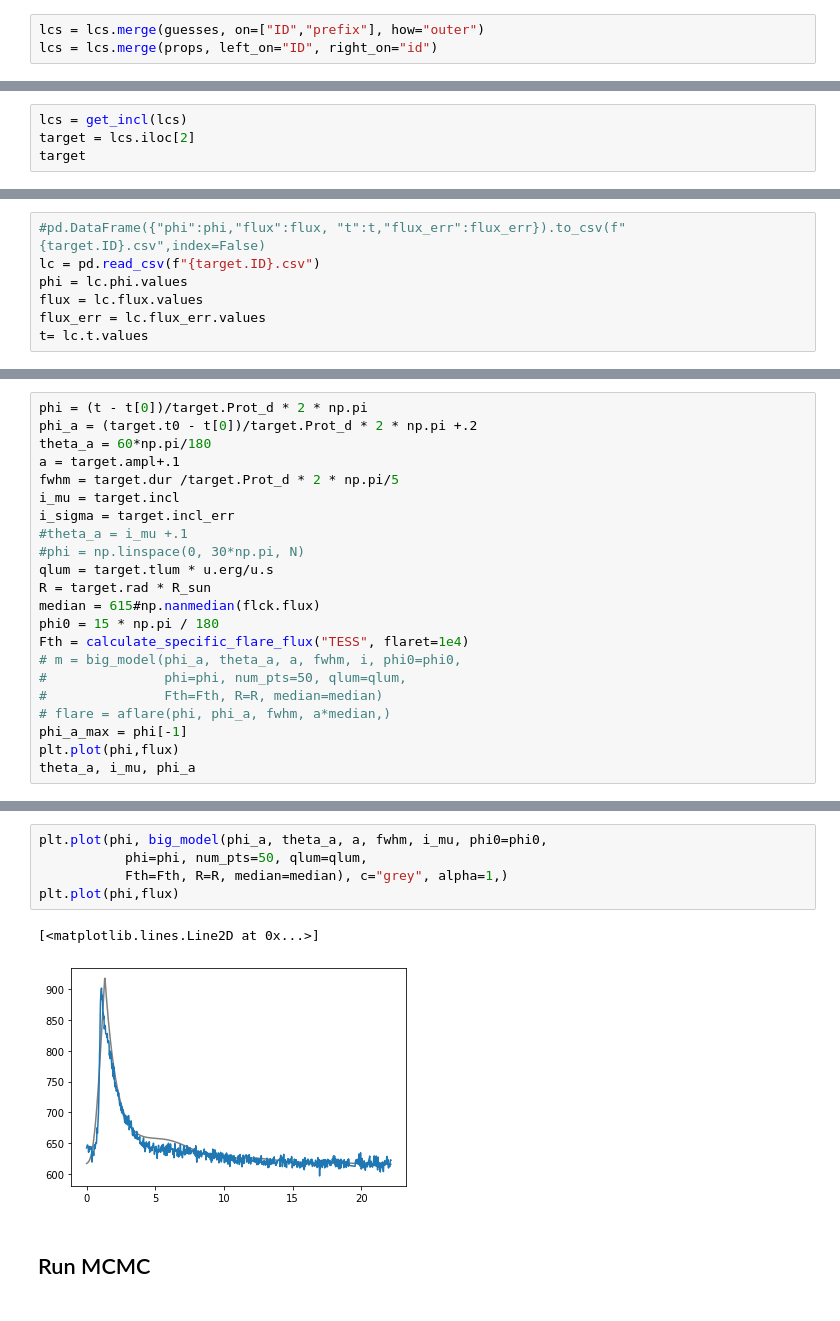
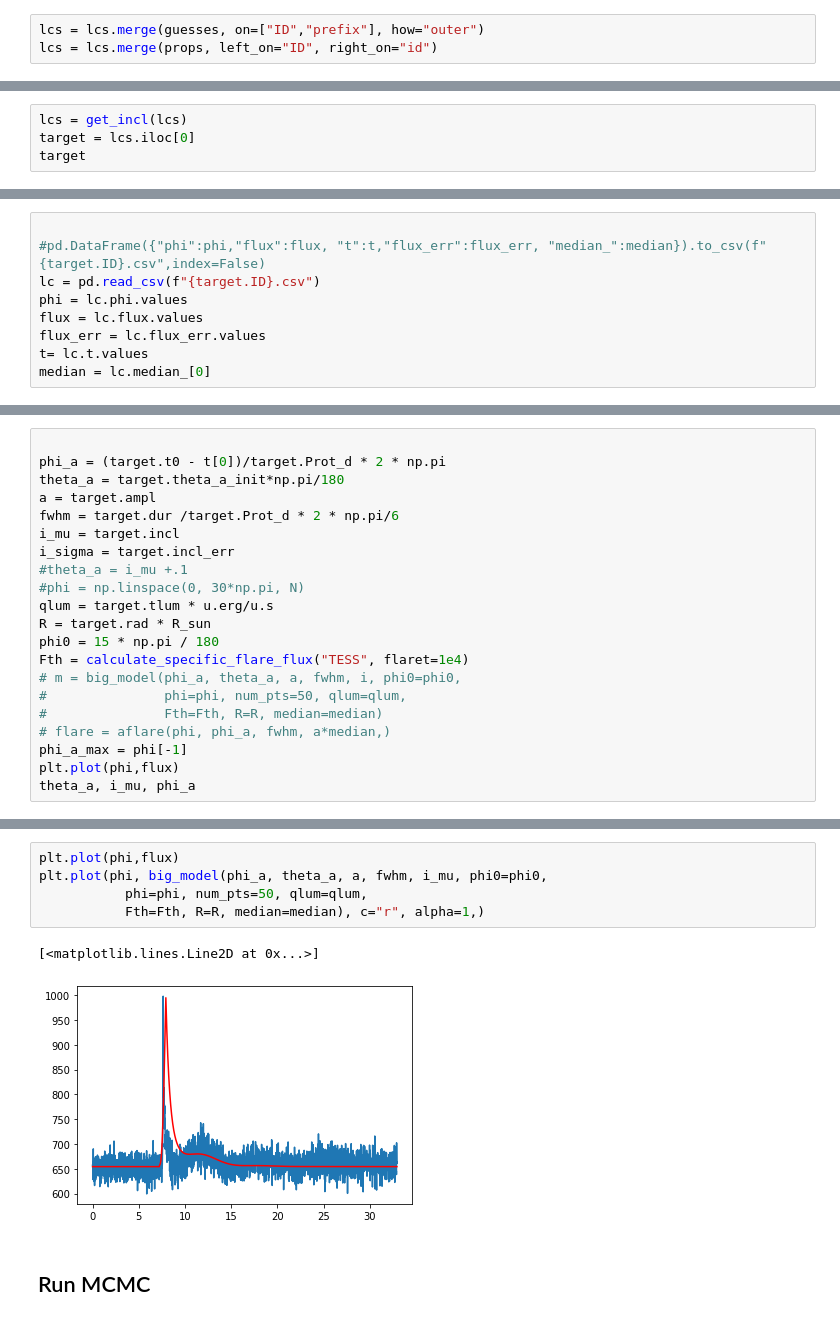
Before and after one commit to ekaterinailin/MalachiteMountains, a Jupyter notebook: analysis/notebooks/NB42_Model_fit_to_Real_Data.ipynb, the cells around one changed output, grey strips where cells are left out. Cells and saved outputs as stored; diff of their text form.

```diff
--- a/analysis/notebooks/NB42_Model_fit_to_Real_Data.ipynb
+++ b/analysis/notebooks/NB42_Model_fit_to_Real_Data.ipynb
@@ -68,5 +68,5 @@ array(['ID', 'QCS', 'typ', 'cadence_min', 'mission', 'prefix', 'origin',
 # %%
 lcs = get_incl(lcs)
-target = lcs.iloc[2]
+target = lcs.iloc[0]
 target
 # %% [output]
@@ -99,7 +115,9 @@ flux_err = np.mean(flck.flux_err)
 # %%
-#pd.DataFrame({"phi":phi,"flux":flux, "t":t,"flux_err":flux_err}).to_csv(f"{target.ID}.csv",index=False)
+
+#pd.DataFrame({"phi":phi,"flux":flux, "t":t,"flux_err":flux_err, "median_":median}).to_csv(f"{target.ID}.csv",index=False)
 lc = pd.read_csv(f"{target.ID}.csv")
 phi = lc.phi.values
 flux = lc.flux.values
 flux_err = lc.flux_err.values
 t= lc.t.values
+median = lc.median_[0]
@@ -110,16 +128,15 @@ target.Prot_d
 # %%
-phi = (t - t[0])/target.Prot_d * 2 * np.pi
-phi_a = (target.t0 - t[0])/target.Prot_d * 2 * np.pi +.2
-theta_a = 60*np.pi/180
-a = target.ampl+.1
-fwhm = target.dur /target.Prot_d * 2 * np.pi/5
+
+phi_a = (target.t0 - t[0])/target.Prot_d * 2 * np.pi
+theta_a = target.theta_a_init*np.pi/180
+a = target.ampl
+fwhm = target.dur /target.Prot_d * 2 * np.pi/6
 i_mu = target.incl
 i_sigma = target.incl_err
 #theta_a = i_mu +.1
 #phi = np.linspace(0, 30*np.pi, N)
 qlum = target.tlum * u.erg/u.s
 R = target.rad * R_sun
-median = 615#np.nanmedian(flck.flux)
 phi0 = 15 * np.pi / 180
 Fth = calculate_specific_flare_flux("TESS", flaret=1e4)
 # m = big_model(phi_a, theta_a, a, fwhm, i, phi0=phi0,
@@ -135,11 +152,11 @@ theta_a, i_mu, phi_a
 # %%
+plt.plot(phi,flux)
 plt.plot(phi, big_model(phi_a, theta_a, a, fwhm, i_mu, phi0=phi0,
            phi=phi, num_pts=50, qlum=qlum,
-           Fth=Fth, R=R, median=median), c="grey", alpha=1,)
-plt.plot(phi,flux)
+           Fth=Fth, R=R, median=median), c="r", alpha=1,)
 # %% [output]
 [<matplotlib.lines.Line2D at 0x...>]
-[figure, old version]
+[figure, new version]
 # %% [markdown]
 ## Run MCMC
 # %%
```
Also changed, not shown: parts of 15 cells of this notebook, 3 other files.
